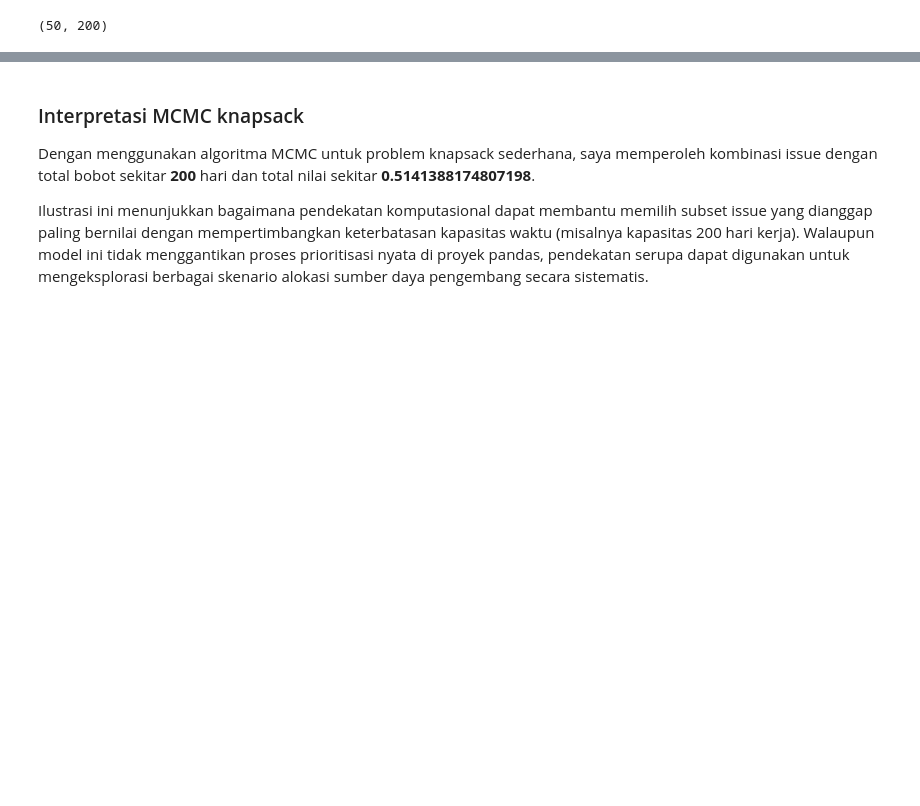
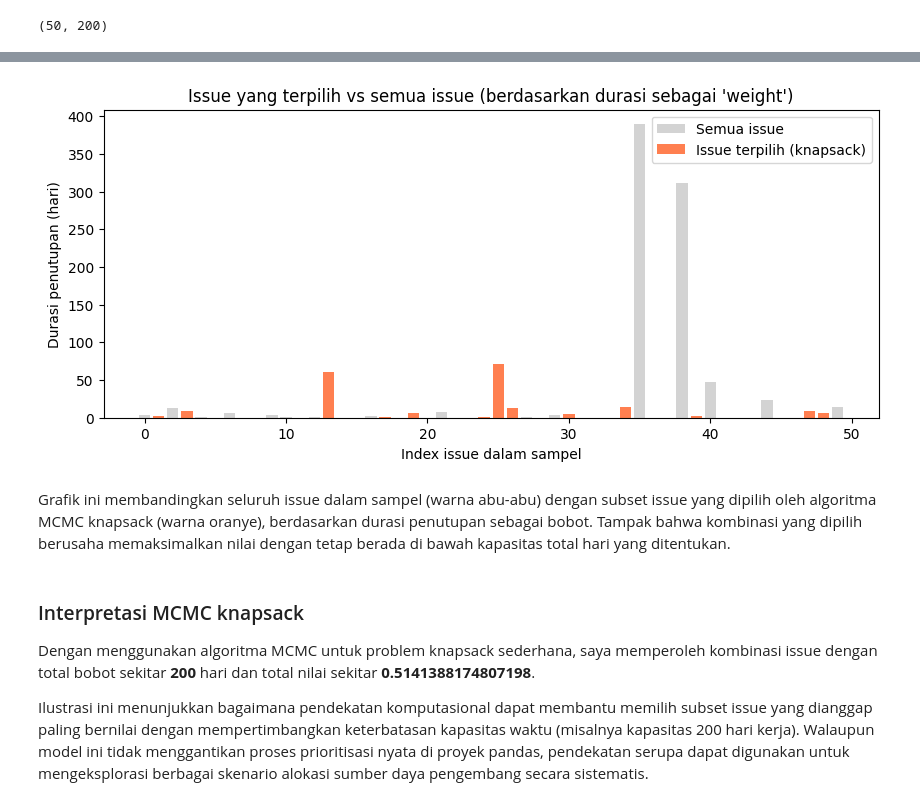
Before and after one commit to aqilfadria/stat-audit-pandas-sti-2025, a Jupyter notebook: notebooks/05_simulation.ipynb, the cells around one changed output, grey strips where cells are left out. Cells and saved outputs as stored; diff of their text form; code cells hidden in the pictures; blank space fills up the shorter version.

```diff
--- a/notebooks/05_simulation.ipynb
+++ b/notebooks/05_simulation.ipynb
@@ -129,6 +145,27 @@ result
   0],
  'best_value': 0.5141388174807198,
  'best_weight': 200.0}
+# %%
+best_state = np.array(result["best_state"])
+
+plt.figure(figsize=(10, 4))
+plt.bar(range(len(items)), [it["weight"] for it in items], color="lightgray", label="Semua issue")
+plt.bar(
+    np.where(best_state == 1)[0],
+    [items[i]["weight"] for i in range(len(items)) if best_state[i] == 1],
+    color="coral",
+    label="Issue terpilih (knapsack)"
+)
+
+plt.title("Issue yang terpilih vs semua issue (berdasarkan durasi sebagai 'weight')")
+plt.xlabel("Index issue dalam sampel")
+plt.ylabel("Durasi penutupan (hari)")
+plt.legend()
+plt.show()
+# %% [output]
+[figure, added]
+# %% [markdown]
+Grafik ini membandingkan seluruh issue dalam sampel (warna abu-abu) dengan subset issue yang dipilih oleh algoritma MCMC knapsack (warna oranye), berdasarkan durasi penutupan sebagai bobot. Tampak bahwa kombinasi yang dipilih berusaha memaksimalkan nilai dengan tetap berada di bawah kapasitas total hari yang ditentukan.
 # %% [markdown]
 ### Interpretasi MCMC knapsack
 
```
Also changed, not shown: parts of 7 cells of this notebook.
